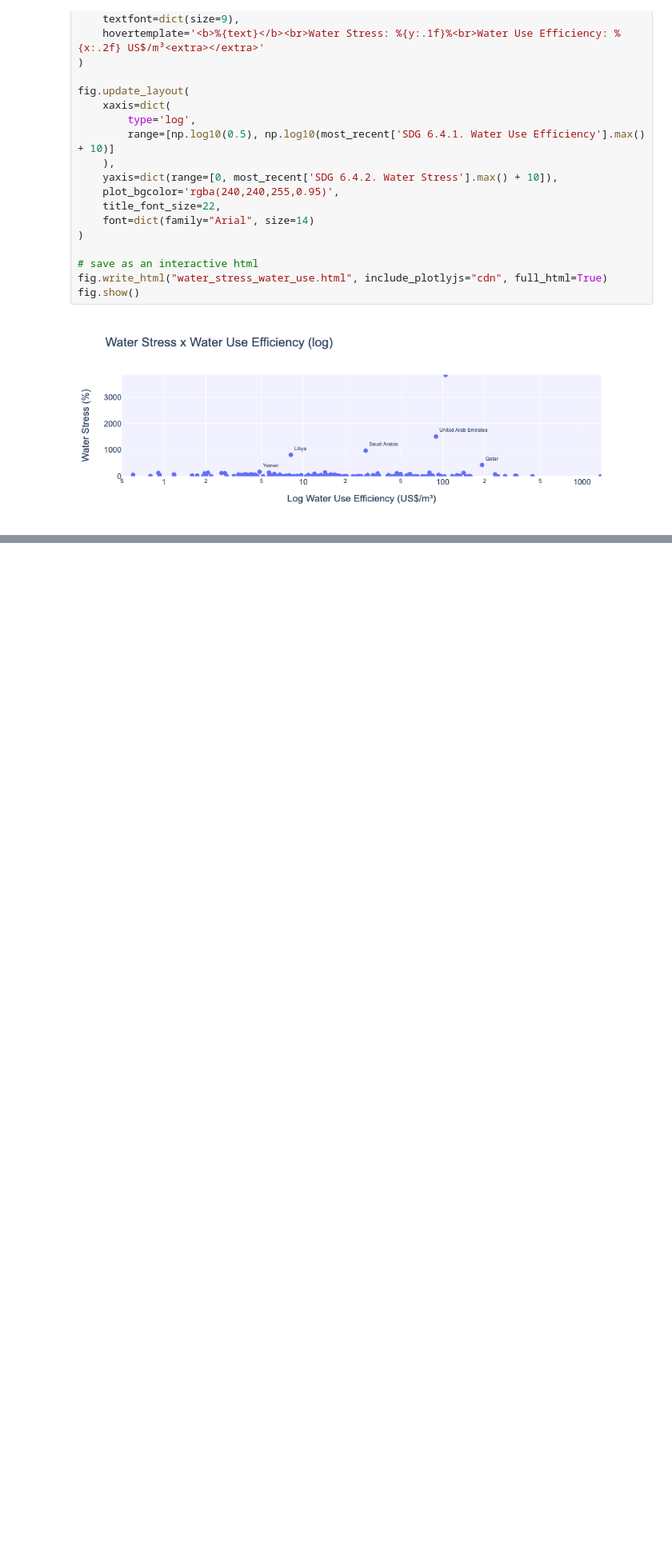
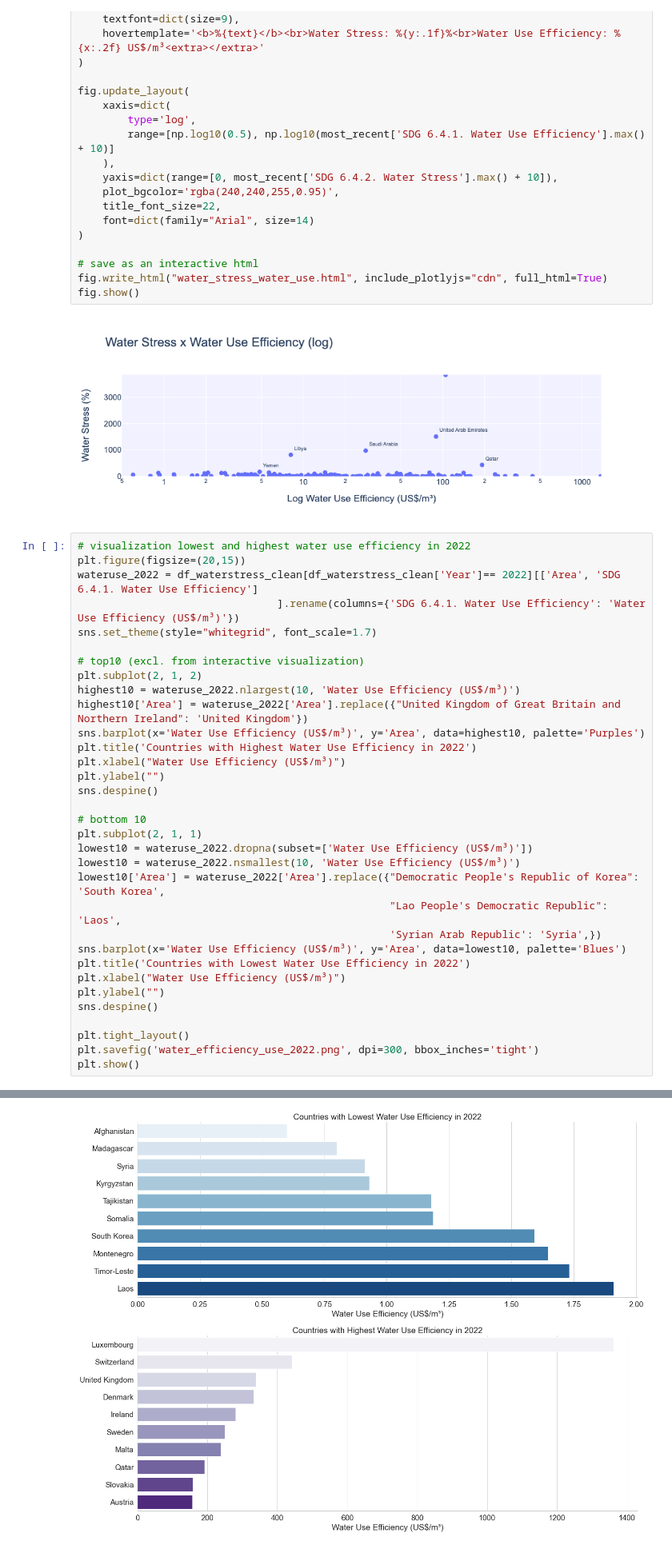
Before and after one commit to AquaLens/capstone, a Jupyter notebook: Data_Visualizations/water_stress_water_use_efficiency.ipynb, the cells around one changed output, grey strips where cells are left out. Shown at 80% size. Saved outputs shown, nothing was run; the diff lists cells and outputs as text; blank space fills up the shorter version.

```diff
--- a/Data_Visualizations/water_stress_water_use_efficiency.ipynb
+++ b/Data_Visualizations/water_stress_water_use_efficiency.ipynb
@@ -243,3 +243,37 @@ fig.write_html("water_stress_water_use.html", include_plotlyjs="cdn", full_html=
 fig.show()
 # %% [output]
 [figure]
+# %%
+# visualization lowest and highest water use efficiency in 2022
+plt.figure(figsize=(20,15))
+wateruse_2022 = df_waterstress_clean[df_waterstress_clean['Year']== 2022][['Area', 'SDG 6.4.1. Water Use Efficiency']
+                                ].rename(columns={'SDG 6.4.1. Water Use Efficiency': 'Water Use Efficiency (US$/m³)'})
+sns.set_theme(style="whitegrid", font_scale=1.7)
+
+# top10 (excl. from interactive visualization)
+plt.subplot(2, 1, 2)
+highest10 = wateruse_2022.nlargest(10, 'Water Use Efficiency (US$/m³)')
+highest10['Area'] = wateruse_2022['Area'].replace({"United Kingdom of Great Britain and Northern Ireland": 'United Kingdom'})
+sns.barplot(x='Water Use Efficiency (US$/m³)', y='Area', data=highest10, palette='Purples')
+plt.title('Countries with Highest Water Use Efficiency in 2022')
+plt.xlabel("Water Use Efficiency (US$/m³)")
+plt.ylabel("")
+sns.despine()
+
+# bottom 10
+plt.subplot(2, 1, 1)
+lowest10 = wateruse_2022.dropna(subset=['Water Use Efficiency (US$/m³)'])
+lowest10 = wateruse_2022.nsmallest(10, 'Water Use Efficiency (US$/m³)')
+lowest10['Area'] = wateruse_2022['Area'].replace({"Democratic People's Republic of Korea": 'South Korea',
+                                                  "Lao People's Democratic Republic": 'Laos',
+                                                  'Syrian Arab Republic': 'Syria',})
+sns.barplot(x='Water Use Efficiency (US$/m³)', y='Area', data=lowest10, palette='Blues')
+plt.title('Countries with Lowest Water Use Efficiency in 2022')
+plt.xlabel("Water Use Efficiency (US$/m³)")
+plt.ylabel("")
+sns.despine()
+
+plt.tight_layout()
+plt.savefig('water_efficiency_use_2022.png', dpi=300, bbox_inches='tight')
+plt.show()
+# %% [output]
@@ -245,0 +287 @@ fig.show()
+[figure, added]
```
Also changed, not shown: parts of 2 cells of this notebook, 8 other files.
